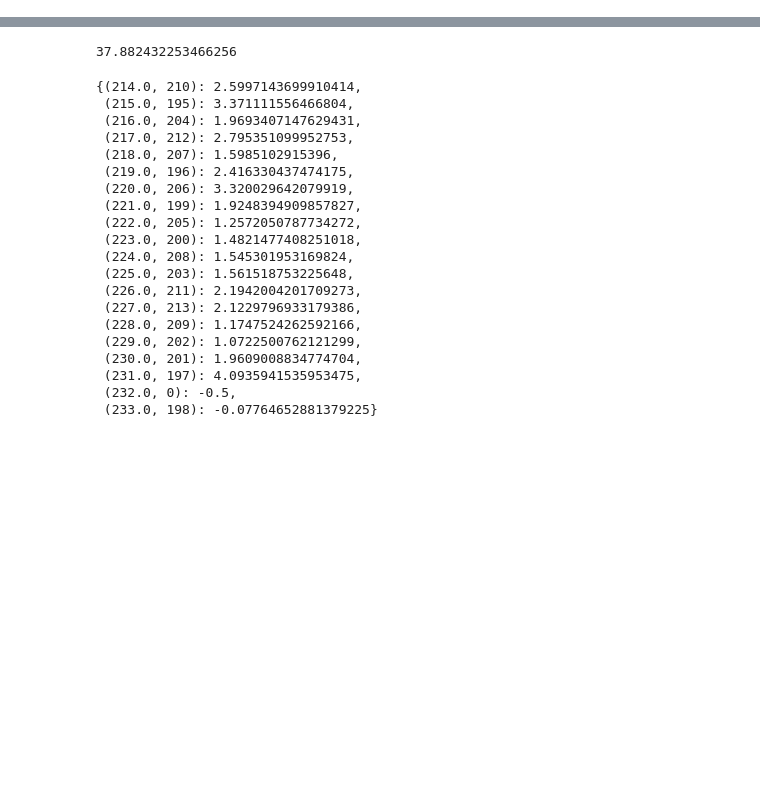
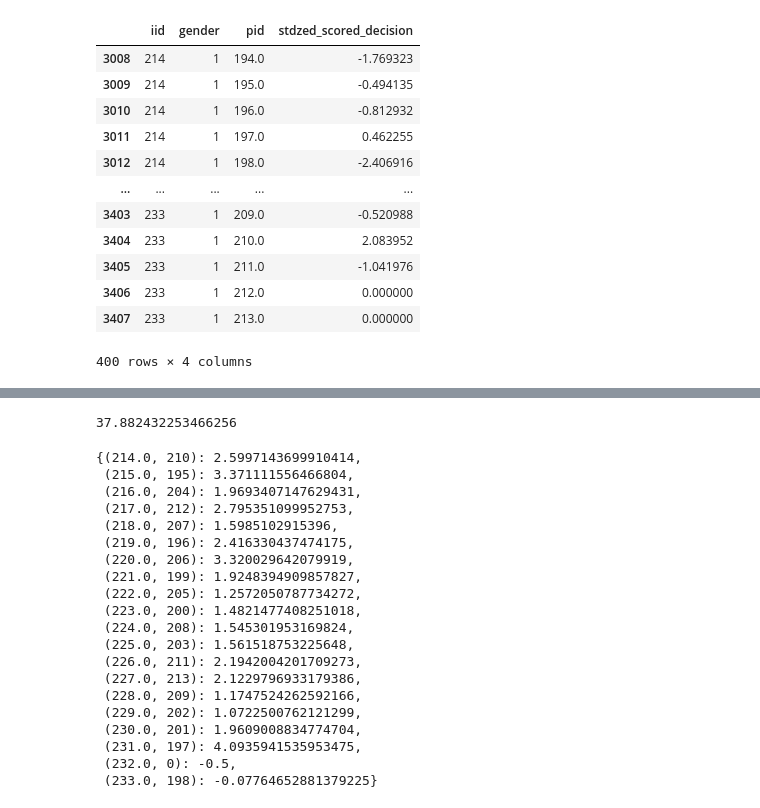
Before and after one commit to Joeyzect/OptimizationProject_Fall2022, a Jupyter notebook: cleaner.ipynb, the cells around one changed output, grey strips where cells are left out. Drawn from its saved outputs; the diff is of its cells as text; code cells hidden in the pictures; blank space fills up the shorter version.

```diff
--- a/cleaner.ipynb
+++ b/cleaner.ipynb
@@ -90,5 +143,21 @@ for i in preference_table.columns:
 # %%
 wave9 = df[df['wave']==9][['iid', 'gender', 'pid', 'stdzed_scored_decision']]
+# %%
+wave9[wave9['gender']==1]
+# %% [output]
+|  | iid | gender | pid | stdzed_scored_decision |
+| 3008 | 214 | 1 | 194.0 | -1.769323 |
+| 3009 | 214 | 1 | 195.0 | -0.494135 |
+| 3010 | 214 | 1 | 196.0 | -0.812932 |
+| 3011 | 214 | 1 | 197.0 | 0.462255 |
+| 3012 | 214 | 1 | 198.0 | -2.406916 |
+| ... | ... | ... | ... | ... |
+| 3403 | 233 | 1 | 209.0 | -0.520988 |
+| 3404 | 233 | 1 | 210.0 | 2.083952 |
+| 3405 | 233 | 1 | 211.0 | -1.041976 |
+| 3406 | 233 | 1 | 212.0 | 0.000000 |
+| 3407 | 233 | 1 | 213.0 | 0.000000 |
+400 rows × 4 columns
 # %%
 preferences_0 = wave9[wave9['gender']==0].pivot(index='iid', columns='pid', values='stdzed_scored_decision').fillna(0)
 preferences_1 = wave9[wave9['gender']==1].pivot(index='iid', columns='pid', values='stdzed_scored_decision').fillna(0)
```
Also changed, not shown: parts of 26 cells of this notebook, 6 other files.
